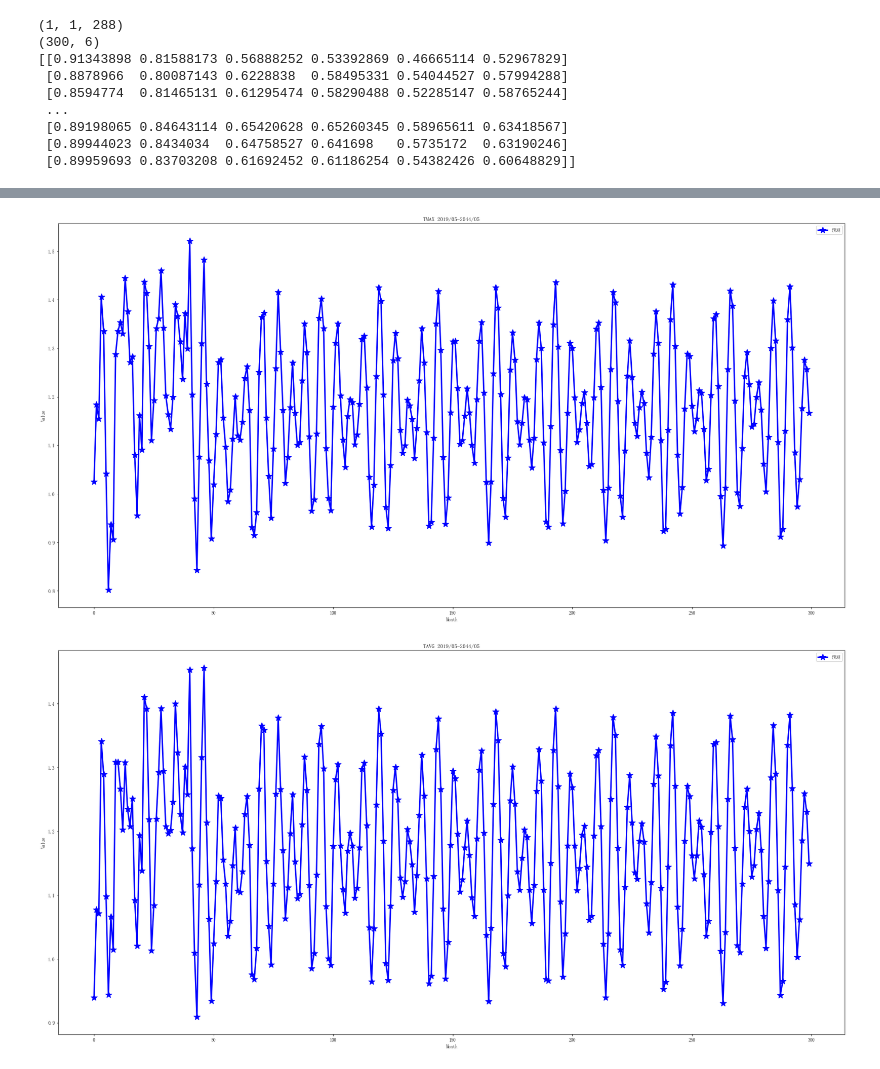
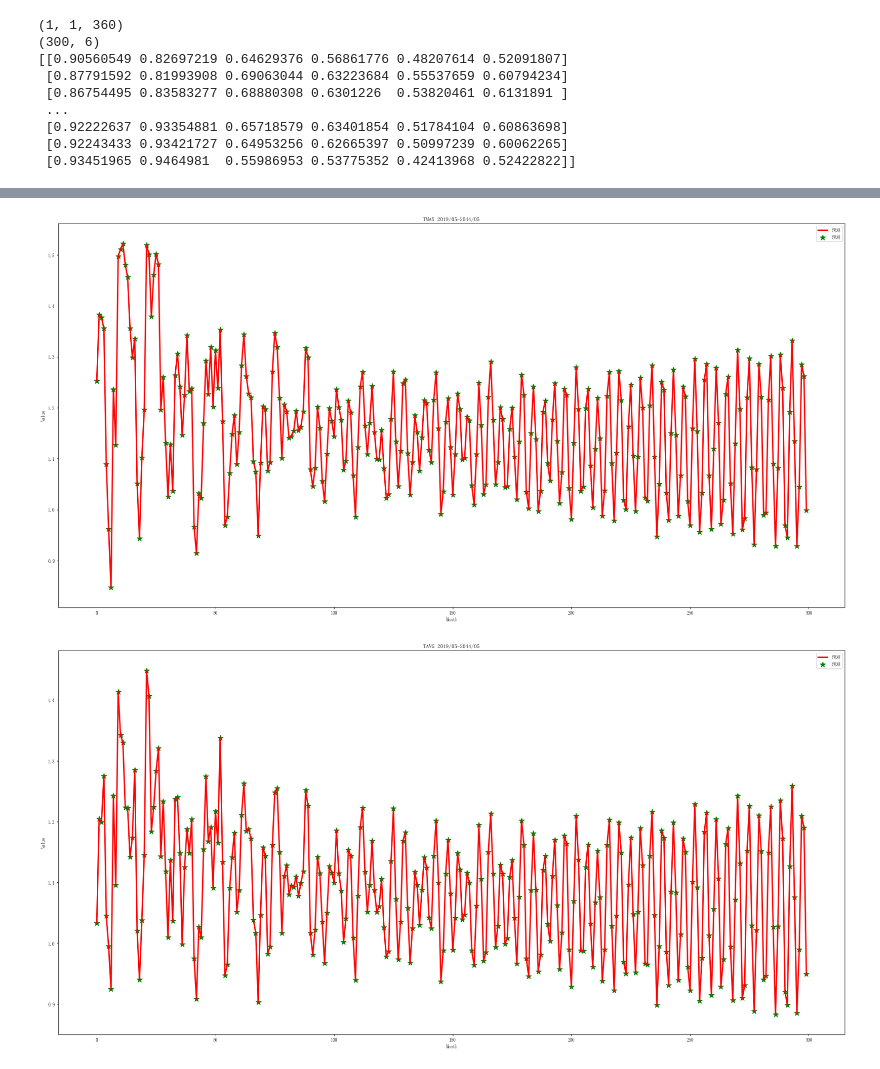
Before and after one commit to WPKENAN/shumo, a Jupyter notebook: pro2/多周期.ipynb, the cells around one changed output, grey strips where cells are left out. Drawn from its saved outputs; the diff is of its cells as text; code cells hidden in the pictures.

```diff
--- a/pro2/多周期.ipynb
+++ b/pro2/多周期.ipynb
@@ -45,8 +45,10 @@ for group in groups:
         plt.xlabel("1983/7-2019/5")
 #         pyplot.plot(month,values[:, group])
 #     else:
-    pyplot.plot(values[:, group],linewidth=5)
-    pyplot.title(dataset.columns[group], loc='center')
+
+    pyplot.plot(values[:, group],linewidth=5,label=dataset.columns[group])
+    plt.legend(prop={'size':25})
+#     pyplot.title(dataset.columns[group], loc='center')
 
 #     pyplot.xlabel("time")
     pyplot.ylabel("value")
@@ -137,7 +139,7 @@ scaled = scaler.fit_transform(values)
 # scaled=values
 
 # 构建监督学习问题
-n_in=48
+n_in=60
 reframed = series_to_supervised(scaled, n_in, 1,y_columns=list(range(feature)))
 print(reframed.head(5))
 # 分割为训练集和测试集
@@ -254,13 +256,20 @@ plt.show()
 # 绘制历史数据和预测数据图
 mpl.rcParams['font.sans-serif'] = ['FangSong']  # 指定默认字体
 mpl.rcParams['axes.unicode_minus'] = False  # 解决保存图像是负号'-'显示为方块的问题
+
+x=np.zeros((len(inv_yhat[:,0]),1))
+for i in range(len(x)):
+    x[i]=i
+
+
 for i in groups:
     rmse = sqrt(mean_squared_error(inv_yhat[:,i-1], inv_y[:,i-1]))
     print('Test RMSE: %.3f' % rmse)
 
     fig= pyplot.figure(figsize = (30,15))
-    plt.plot(inv_yhat[:,i-1],label='预测',c='b',linestyle='-', marker='*',linewidth=3,ms=15)
-    plt.plot(inv_y[:,i-1],label="真实",c='r',linewidth=2,ms=5)
+    plt.plot(inv_yhat[:,i-1],label='预测',c='r',linestyle='-',linewidth=3)
+    plt.scatter(x,inv_yhat[:,i-1],label='预测',c='g',marker='*',s=150)
+    plt.plot(inv_y[:,i-1],label="真实",c='b',linewidth=2,ms=5)
     plt.legend()
     plt.title('{} 2008/08-2019/05'.format(dataset.columns[i]))
     plt.xlabel("Month")
@@ -309,24 +318,30 @@ print(pred_y)
 #     pre=pre.reshape(1,1,(pre.shape[-1]))
 #     pred_y=np.vstack((pred_y,pre))
 # %% [output]
-(1, 1, 288)
+(1, 1, 360)
 (300, 6)
-[[0.91343898 0.81588173 0.56888252 0.53392869 0.46665114 0.52967829]
- [0.8878966  0.80087143 0.6228838  0.58495331 0.54044527 0.57994288]
- [0.8594774  0.81465131 0.61295474 0.58290488 0.52285147 0.58765244]
+[[0.90560549 0.82697219 0.64629376 0.56861776 0.48207614 0.52091807]
+ [0.87791592 0.81993908 0.69063044 0.63223684 0.55537659 0.60794234]
+ [0.86754495 0.83583277 0.68880308 0.6301226  0.53820461 0.6131891 ]
  ...
- [0.89198065 0.84643114 0.65420628 0.65260345 0.58965611 0.63418567]
- [0.89944023 0.8434034  0.64758527 0.641698   0.5735172  0.63190246]
- [0.89959693 0.83703208 0.61692452 0.61186254 0.54382426 0.60648829]]
+ [0.92222637 0.93354881 0.65718579 0.63401854 0.51784104 0.60863698]
+ [0.92243433 0.93421727 0.64953256 0.62665397 0.50997239 0.60062265]
+ [0.93451965 0.9464981  0.55986953 0.53775352 0.42413968 0.52422822]]
 # %%
 
 
 inv_pred_y = scaler.inverse_transform(pred_y)
+x=np.zeros((len(inv_pred_y),1))
+for i in range(len(x)):
+    x[i]=i
+
 
 for i in groups:
     # 绘制历史数据和预测数据图
+
     fig= pyplot.figure(figsize = (30,15))
-    plt.plot(inv_pred_y[:,i-1],label='预测',c='b',linestyle='-', marker='*',linewidth=3,ms=15)
+    plt.plot(inv_pred_y[:,i-1],label='预测',c='r',linestyle='-', linewidth=3)
+    plt.scatter(x,inv_pred_y[:,i-1],label='预测',c='g',linestyle='-', marker='*',s=150)
     plt.legend()
     plt.title('{} 2019/05-2044/05'.format(dataset.columns[i]))
     plt.xlabel("Month")
@@ -340,2 +355,2 @@ for i in groups:
-[figure, old version]
+[figure, new version]
-[figure, old version]
+[figure, new version]
```
Also changed, not shown: parts of 7 cells of this notebook, 13 other files.
